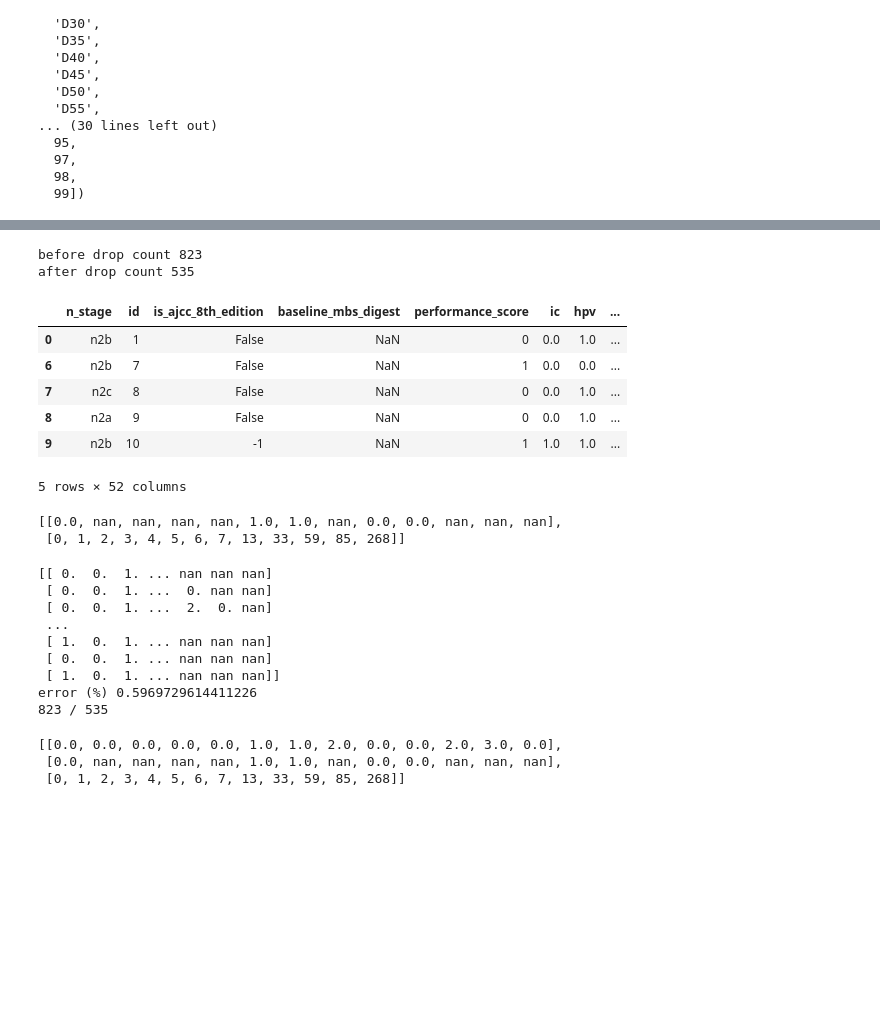
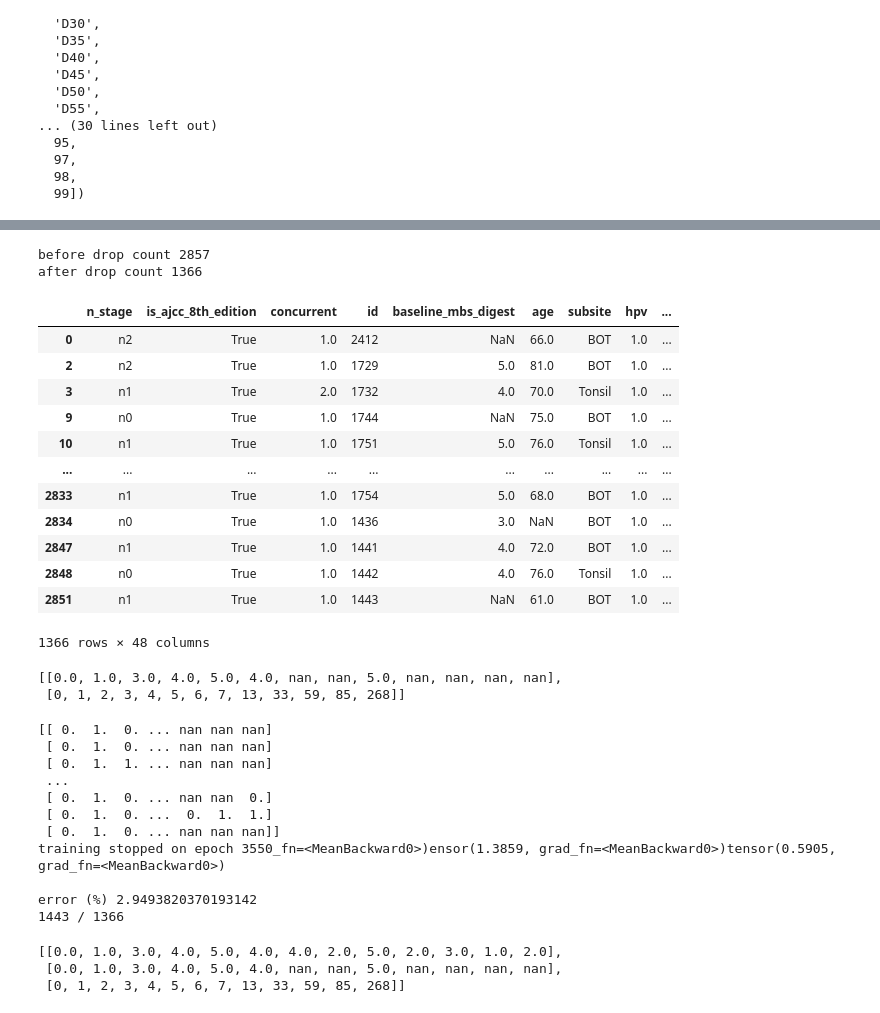
Before and after one commit to ScheWann/QubbedDataAnalysis, a Jupyter notebook: python/PreProcessing_Tutorial_20260421.ipynb, the cells around one changed output, grey strips where cells are left out. Drawn from its saved outputs; the diff is of its cells as text; code cells hidden in the pictures; blank space fills up the shorter version.

```diff
--- a/python/PreProcessing_Tutorial_20260421.ipynb
+++ b/python/PreProcessing_Tutorial_20260421.ipynb
@@ -430,43 +428,52 @@ valdf.head()
 # %%
 #we then want to merge the data with the mdasi data
 # df = load_mdasi()
-mdasi_df = Symptom.load_mdasi()
-mdasi_df.head()
+# mdasi_df = Symptom.load_mdasi()
+mdasi_df = Symptom.load_mdasi('../data/mdasi_20260421.csv')
+mdasi_df
 # %% [output]
-before drop count 823
-after drop count 535
+before drop count 2857
+after drop count 1366
-|  | n_stage | id | is_ajcc_8th_edition | baseline_mbs_digest | performance_score | ic | hpv | ... |
-| 0 | n2b | 1 | False | NaN | 0 | 0.0 | 1.0 | ... |
-| 6 | n2b | 7 | False | NaN | 1 | 0.0 | 0.0 | ... |
-| 7 | n2c | 8 | False | NaN | 0 | 0.0 | 1.0 | ... |
-| 8 | n2a | 9 | False | NaN | 0 | 0.0 | 1.0 | ... |
-| 9 | n2b | 10 | -1 | NaN | 1 | 1.0 | 1.0 | ... |
+|  | n_stage | is_ajcc_8th_edition | concurrent | id | baseline_mbs_digest | age | subsite | hpv | ... |
+| 0 | n2 | True | 1.0 | 2412 | NaN | 66.0 | BOT | 1.0 | ... |
+| 2 | n2 | True | 1.0 | 1729 | 5.0 | 81.0 | BOT | 1.0 | ... |
+| 3 | n1 | True | 2.0 | 1732 | 4.0 | 70.0 | Tonsil | 1.0 | ... |
+| 9 | n0 | True | 1.0 | 1744 | NaN | 75.0 | BOT | 1.0 | ... |
+| 10 | n1 | True | 1.0 | 1751 | 5.0 | 76.0 | Tonsil | 1.0 | ... |
+| ... | ... | ... | ... | ... | ... | ... | ... | ... | ... |
+| 2833 | n1 | True | 1.0 | 1754 | 5.0 | 68.0 | BOT | 1.0 | ... |
+| 2834 | n0 | True | 1.0 | 1436 | 3.0 | NaN | BOT | 1.0 | ... |
+| 2847 | n1 | True | 1.0 | 1441 | 4.0 | 72.0 | BOT | 1.0 | ... |
+| 2848 | n0 | True | 1.0 | 1442 | 4.0 | 76.0 | Tonsil | 1.0 | ... |
+| 2851 | n1 | True | 1.0 | 1443 | NaN | 61.0 | BOT | 1.0 | ... |
-5 rows × 52 columns
+1366 rows × 48 columns
 # %%
 #The most important features here are the symptom arrays "symptoms_<symptom_name"
 #There is a value for dates that is the weeks since start of treatment that corresponds to the dates of each symptom
 mdasi_df.iloc[0][['symptoms_drymouth','dates']].values.tolist()
 # %% [output]
-[[0.0, nan, nan, nan, nan, 1.0, 1.0, nan, 0.0, 0.0, nan, nan, nan],
+[[0.0, 1.0, 3.0, 4.0, 5.0, 4.0, nan, nan, 5.0, nan, nan, nan, nan],
  [0, 1, 2, 3, 4, 5, 6, 7, 13, 33, 59, 85, 268]]
 # %%
 #We can also train an autoencoder to predict the missing (nan) values and fill them in
 #use_trained will use a saved model if it exists
 #for new data, you can probably ask Guadalupe's group for their results for predicting missing symptom values
 mdasi_df_imputed = Symptom.impute_symptom_df(mdasi_df,
-                                             use_trained=True
+                                             use_trained=False
                                             )
 mdasi_df_imputed.iloc[0][['symptoms_drymouth','symptoms_drymouth_original','dates']].values.tolist()
 # %% [output]
-[[ 0.  0.  1. ... nan nan nan]
- [ 0.  0.  1. ...  0. nan nan]
- [ 0.  0.  1. ...  2.  0. nan]
+[[ 0.  1.  0. ... nan nan nan]
+ [ 0.  1.  0. ... nan nan nan]
+ [ 0.  1.  1. ... nan nan nan]
  ...
- [ 1.  0.  1. ... nan nan nan]
- [ 0.  0.  1. ... nan nan nan]
- [ 1.  0.  1. ... nan nan nan]]
-error (%) 0.5969729614411226
-823 / 535
+ [ 0.  1.  0. ... nan nan  0.]
+ [ 0.  1.  0. ...  0.  1.  1.]
+ [ 0.  1.  0. ... nan nan nan]]
+training stopped on epoch 3550_fn=<MeanBackward0>)ensor(1.3859, grad_fn=<MeanBackward0>)tensor(0.5905, grad_fn=<MeanBackward0>)
+
+error (%) 2.9493820370193142
+1443 / 1366
-[[0.0, 0.0, 0.0, 0.0, 0.0, 1.0, 1.0, 2.0, 0.0, 0.0, 2.0, 3.0, 0.0],
- [0.0, nan, nan, nan, nan, 1.0, 1.0, nan, 0.0, 0.0, nan, nan, nan],
+[[0.0, 1.0, 3.0, 4.0, 5.0, 4.0, 4.0, 2.0, 5.0, 2.0, 3.0, 1.0, 2.0],
+ [0.0, 1.0, 3.0, 4.0, 5.0, 4.0, nan, nan, 5.0, nan, nan, nan, nan],
  [0, 1, 2, 3, 4, 5, 6, 7, 13, 33, 59, 85, 268]]
```
Also changed, not shown: parts of 18 cells of this notebook, 11 other files.
